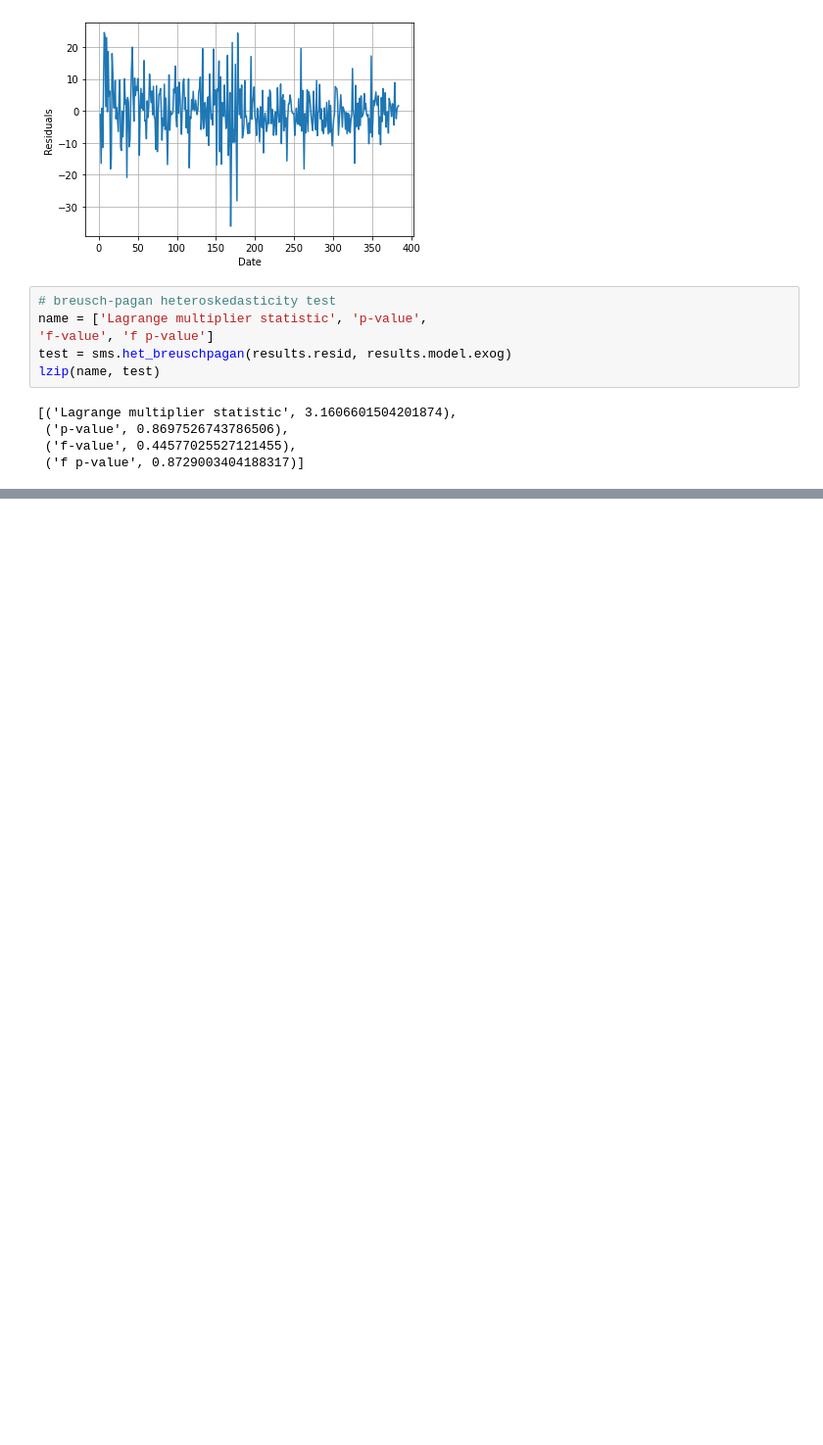
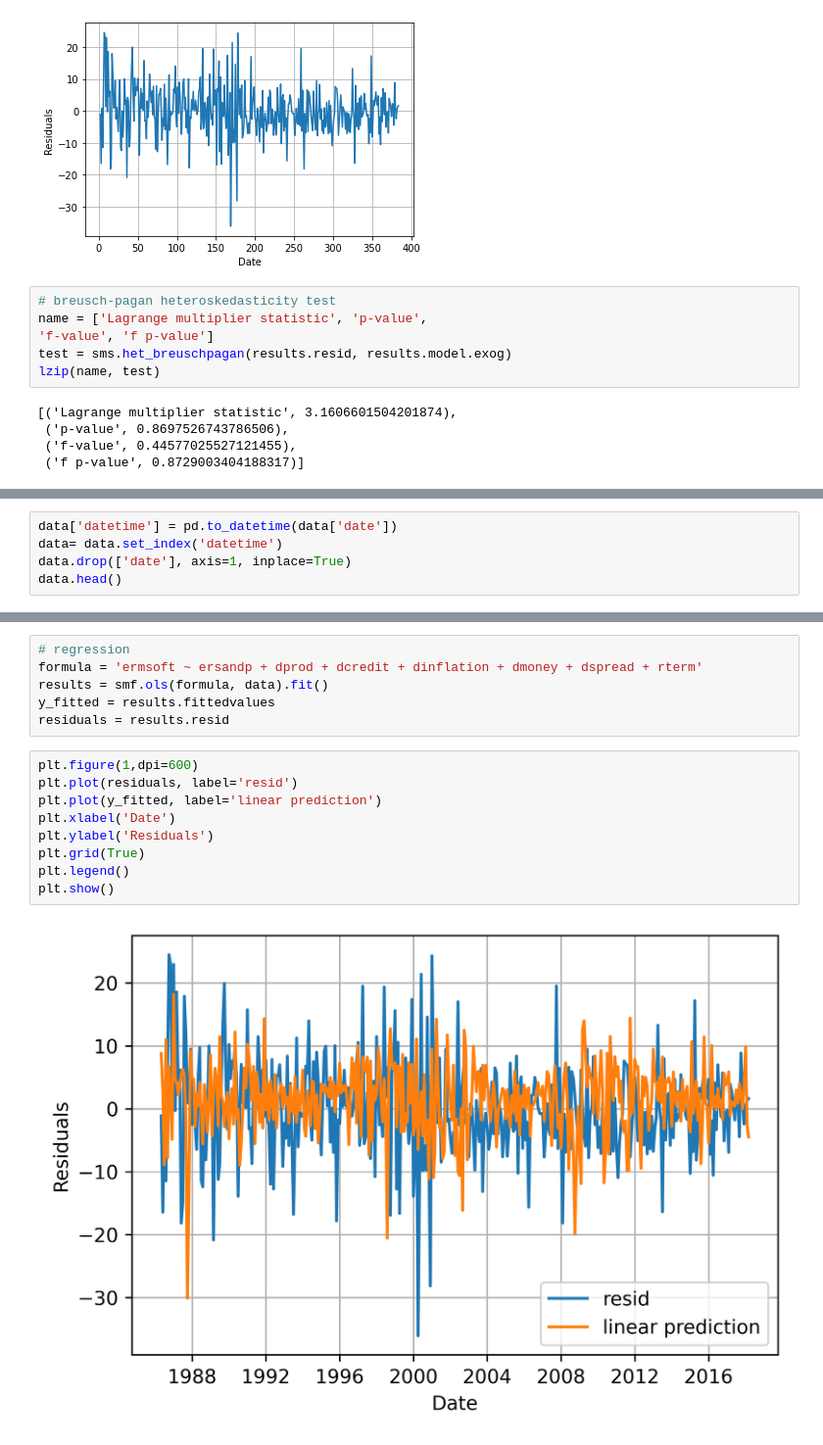
Before and after one commit to faisalnawazmir/Econometrics-ML_for_Finance, a Jupyter notebook: Diagnosis_Econometrics.ipynb, the cells around one changed output, grey strips where cells are left out. Shown at 98% size. Cells and saved outputs as stored; diff of their text form; blank space fills up the shorter version.

```diff
--- a/Diagnosis_Econometrics.ipynb
+++ b/Diagnosis_Econometrics.ipynb
@@ -80,0 +232,5 @@ lzip(name, test)
+# %%
+data['datetime'] = pd.to_datetime(data['date'])
+data= data.set_index('datetime')
+data.drop(['date'], axis=1, inplace=True)
+data.head()
@@ -80,0 +245,17 @@ lzip(name, test)
+# %%
+# regression
+formula = 'ermsoft ~ ersandp + dprod + dcredit + dinflation + dmoney + dspread + rterm'
+results = smf.ols(formula, data).fit()
+y_fitted = results.fittedvalues
+residuals = results.resid
+# %%
+plt.figure(1,dpi=600)
+plt.plot(residuals, label='resid')
+plt.plot(y_fitted, label='linear prediction')
+plt.xlabel('Date')
+plt.ylabel('Residuals')
+plt.grid(True)
+plt.legend()
+plt.show()
+# %% [output]
+[figure, added]
```
Also changed, not shown: parts of 56 cells of this notebook.
